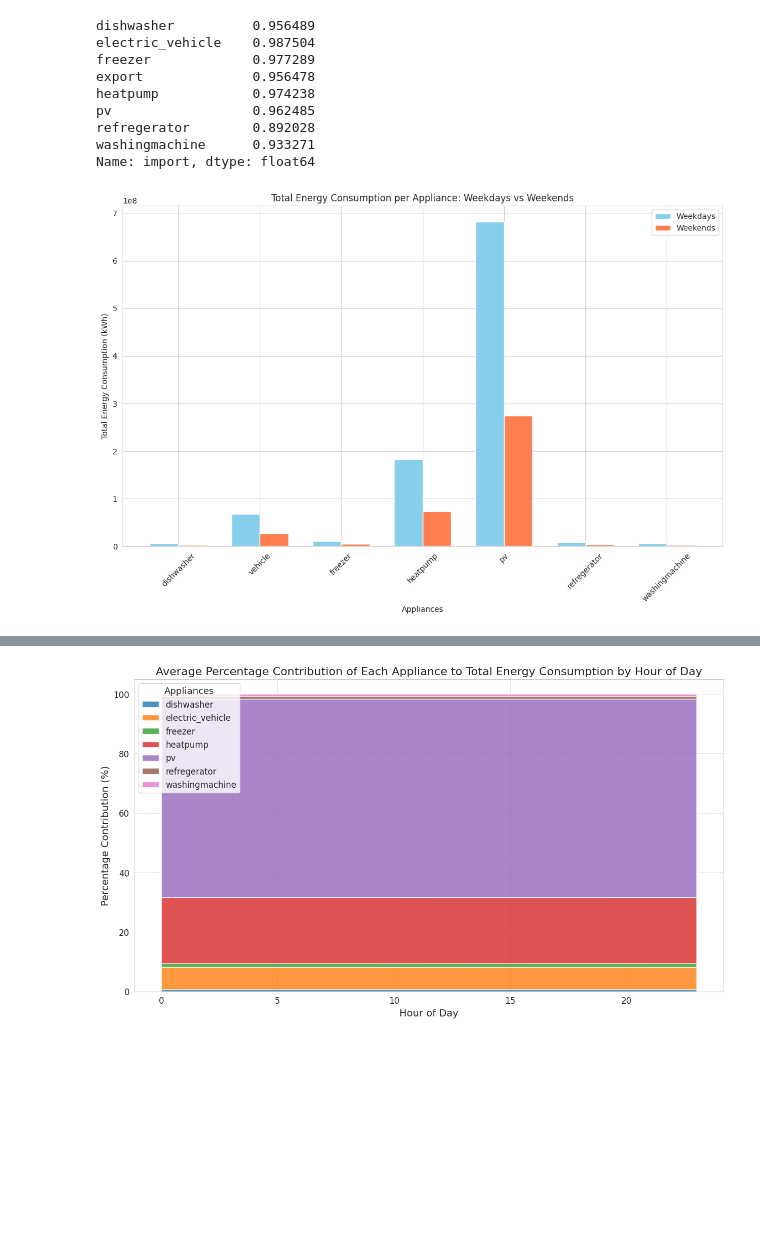
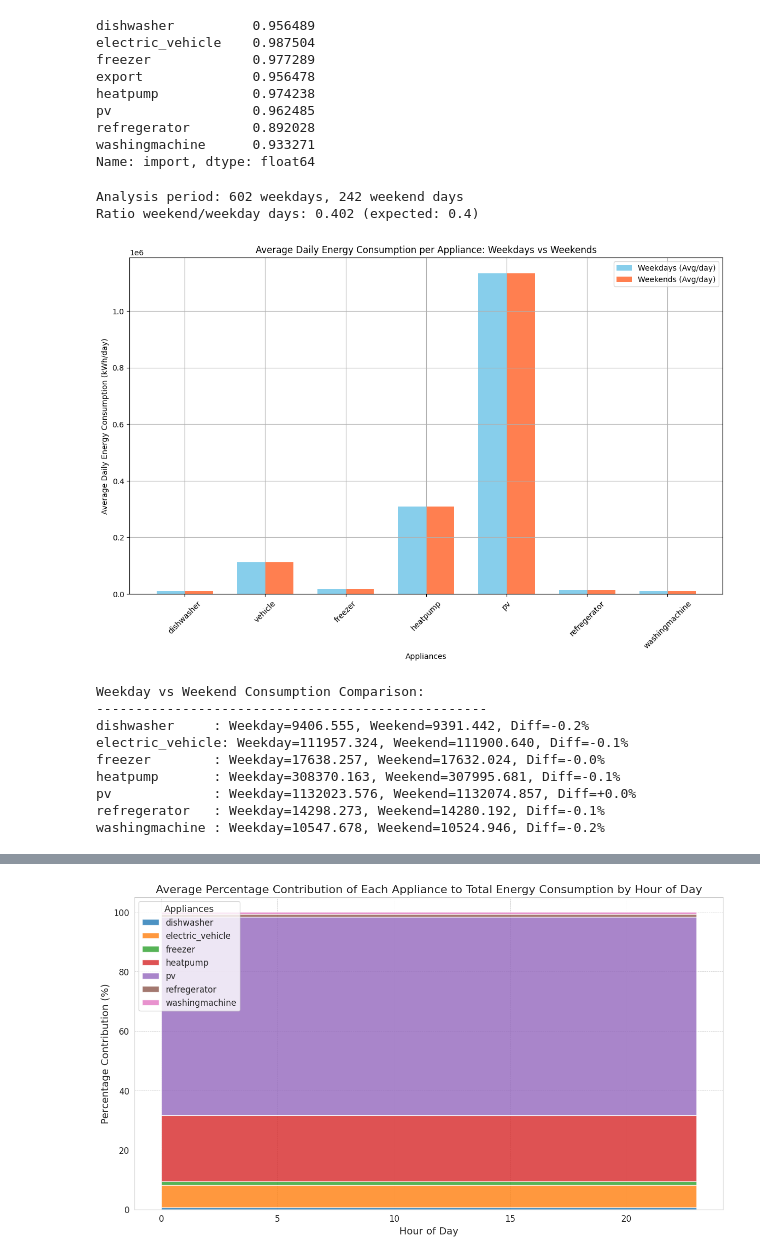
Before and after one commit to shamo1/household-energy-consumption-patterns, a Jupyter notebook: notebooks/household_energy_analysis.ipynb, the cells around one changed output, grey strips where cells are left out. Cells and saved outputs as stored; diff of their text form; code cells hidden in the pictures; blank space fills up the shorter version.

```diff
--- a/notebooks/household_energy_analysis.ipynb
+++ b/notebooks/household_energy_analysis.ipynb
@@ -397,15 +407,25 @@ plt.show()
 # %% [output]
 [figure]
 # %%
+def remove_outliers(df):
+    # Select only numeric columns for outlier removal
+    numeric_cols = df.select_dtypes(include=[np.number]).columns
+    df_numeric = df[numeric_cols]
 
-def remove_outliers(df):
-    Q1 = df.quantile(0.25)
-    Q3 = df.quantile(0.75)
+    Q1 = df_numeric.quantile(0.25)
+    Q3 = df_numeric.quantile(0.75)
     IQR = Q3 - Q1
     lower_bound = Q1 - 1.5 * IQR
     upper_bound = Q3 + 1.5 * IQR
-    return df[~((df < lower_bound) |(df > upper_bound)).any(axis=1)]
+
+    # Create mask for outliers
+    outlier_mask = ((df_numeric < lower_bound) | (df_numeric > upper_bound)).any(axis=1)
+
+    # Return dataframe without outliers (keeping all original columns)
+    return df[~outlier_mask]
 
 cleaned_df = remove_outliers(df_clean)
+df_clean = cleaned_df.copy()
 
-df_clean = cleaned_df.copy()
+print(f"Removed {len(df_clean) - len(cleaned_df)} outlier rows")
+print(f"Dataset shape after outlier removal: {df_clean.shape}")
@@ -459,29 +482,61 @@ Name: import, dtype: float64
 # %%
 df_clean.reset_index(inplace = True)
 appliances = ['dishwasher',	'electric_vehicle',	'freezer','heatpump',	'pv',	'refregerator',	'washingmachine']
+
+# Convert timestamp to datetime if it's not already
+df_clean['utc_timestamp'] = pd.to_datetime(df_clean['utc_timestamp'])
 df_clean['day_of_week'] = df_clean['utc_timestamp'].dt.dayofweek
 
 weekdays = df_clean[df_clean['day_of_week'] <= 4]
 weekends = df_clean[df_clean['day_of_week'] >= 5]
 
-total_consumption_weekdays_per_appliance = weekdays[appliances].sum()
-total_consumption_weekends_per_appliance = weekends[appliances].sum()
+# FIXED: Calculate AVERAGE daily consumption, not total sum
+# Count unique days for proper averaging
+weekday_days = pd.to_datetime(weekdays['utc_timestamp']).dt.normalize().nunique()
+weekend_days = pd.to_datetime(weekends['utc_timestamp']).dt.normalize().nunique()
+
+# Calculate average daily consumption per appliance
+avg_consumption_weekdays = weekdays[appliances].sum() / weekday_days if weekday_days > 0 else 0
+avg_consumption_weekends = weekends[appliances].sum() / weekend_days if weekend_days > 0 else 0
+
+print(f"Analysis period: {weekday_days} weekdays, {weekend_days} weekend days")
+print(f"Ratio weekend/weekday days: {weekend_days/weekday_days:.3f} (expected: 0.4)")
 
 plt.figure(figsize=(14, 8))
 
 width = 0.35
 indices = np.arange(len(appliances))
 
-plt.bar(indices - width/2, total_consumption_weekdays_per_appliance, width, label='Weekdays', color='skyblue')
-plt.bar(indices + width/2, total_consumption_weekends_per_appliance, width, label='Weekends', color='coral')
+plt.bar(indices - width/2, avg_consumption_weekdays, width, label='Weekdays (Avg/day)', color='skyblue')
+plt.bar(indices + width/2, avg_consumption_weekends, width, label='Weekends (Avg/day)', color='coral')
 
 plt.xlabel('Appliances')
-plt.ylabel('Total Energy Consumption (kWh)')
-plt.title('Total Energy Consumption per Appliance: Weekdays vs Weekends')
+plt.ylabel('Average Daily Energy Consumption (kWh/day)')
+plt.title('Average Daily Energy Consumption per Appliance: Weekdays vs Weekends')
 plt.xticks(indices, [appliance.split('_')[-1] for appliance in appliances], rotation=45)
 plt.legend()
 plt.grid(True)
 
 plt.show()
+
+# Show the differences more clearly
+print("\nWeekday vs Weekend Consumption Comparison:")
+print("-" * 50)
+for i, appliance in enumerate(appliances):
+    weekday_avg = avg_consumption_weekdays.iloc[i]
+    weekend_avg = avg_consumption_weekends.iloc[i]
+    diff_pct = ((weekend_avg - weekday_avg) / weekday_avg * 100) if weekday_avg > 0 else 0
+    print(f"{appliance:15}: Weekday={weekday_avg:.3f}, Weekend={weekend_avg:.3f}, Diff={diff_pct:+.1f}%")
 # %% [output]
+Analysis period: 602 weekdays, 242 weekend days
+Ratio weekend/weekday days: 0.402 (expected: 0.4)
-[figure, old version]
+[figure, new version]
+Weekday vs Weekend Consumption Comparison:
+--------------------------------------------------
+dishwasher     : Weekday=9406.555, Weekend=9391.442, Diff=-0.2%
+electric_vehicle: Weekday=111957.324, Weekend=111900.640, Diff=-0.1%
+freezer        : Weekday=17638.257, Weekend=17632.024, Diff=-0.0%
+heatpump       : Weekday=308370.163, Weekend=307995.681, Diff=-0.1%
+pv             : Weekday=1132023.576, Weekend=1132074.857, Diff=+0.0%
+refregerator   : Weekday=14298.273, Weekend=14280.192, Diff=-0.1%
+washingmachine : Weekday=10547.678, Weekend=10524.946, Diff=-0.2%
```
Also changed, not shown: parts of 10 cells of this notebook, 26 other files.
